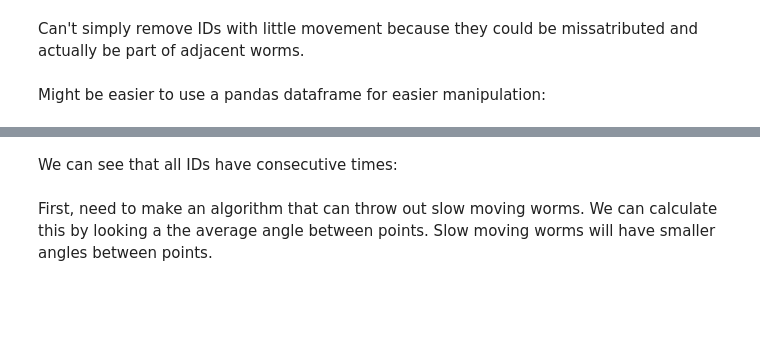
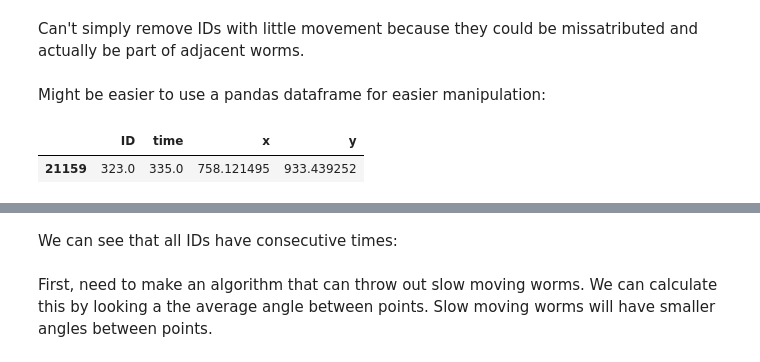
Before and after one commit to rafaeljacobsen/combinewormtracks, a Jupyter notebook: combinewormtracks.ipynb, the cells around one changed output, grey strips where cells are left out. Saved outputs shown, nothing was run; the diff lists cells and outputs as text; code cells hidden in the pictures; blank space fills up the shorter version.

```diff
--- a/combinewormtracks.ipynb
+++ b/combinewormtracks.ipynb
@@ -45,5 +45,10 @@ plt.hist(dists[dists!=0],bins=100);
 Can't simply remove IDs with little movement because they could be missatributed and actually be part of adjacent worms.
 # %% [markdown]
 Might be easier to use a pandas dataframe for easier manipulation:
+# %%
+tracksdf[(tracksdf.time==335)&(tracksdf.x>700)&(tracksdf.x<780)&(tracksdf.y>880)&(tracksdf.y<940)]
+# %% [output]
+|  | ID | time | x | y |
+| 21159 | 323.0 | 335.0 | 758.121495 | 933.439252 |
 # %%
 tracksdf=pd.DataFrame(tracks, columns = ['ID','time','x','y'])
```
Also changed, not shown: parts of 35 cells of this notebook, 6 other files.
